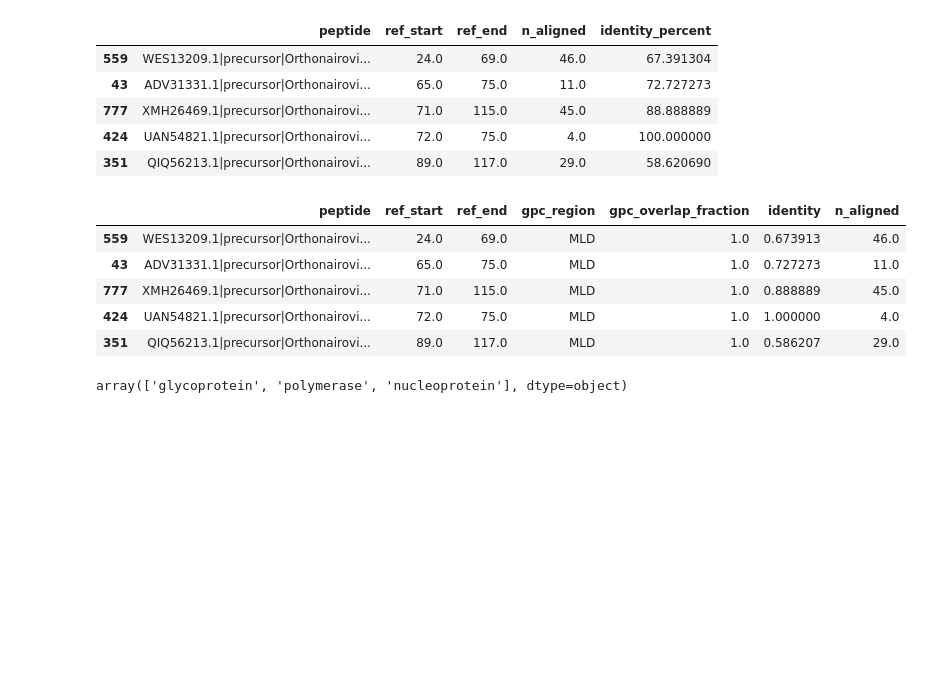
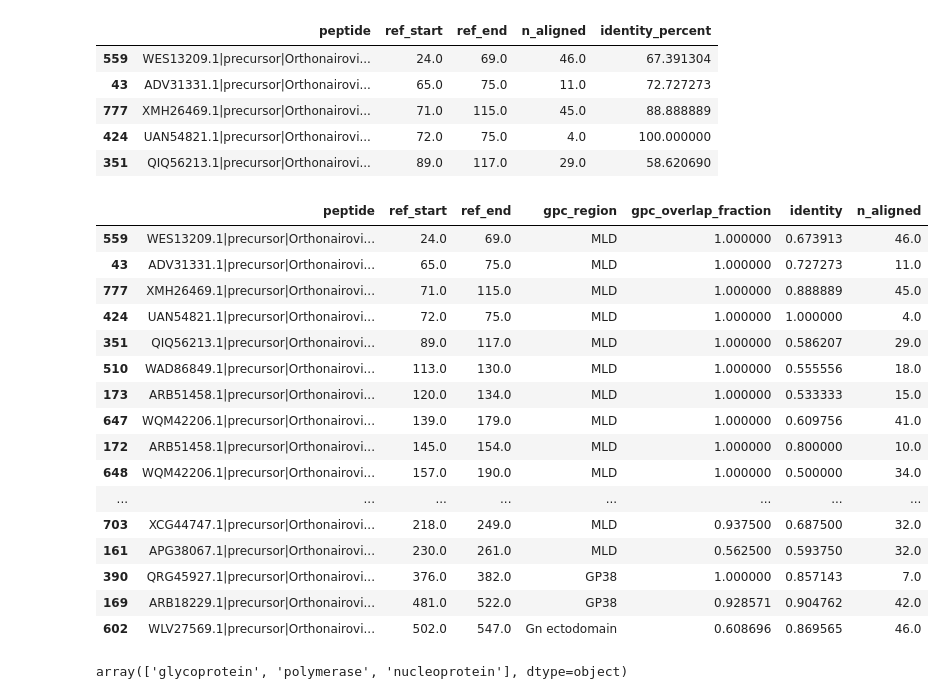
Before and after one commit to sporak577/lasv_phipseq_2026, a Jupyter notebook: Lassa_seroreactivity_paper_figures_clean_090726.ipynb, the cells around one changed output. Cells and saved outputs as stored; diff of their text form; code cells hidden in the pictures; blank space fills up the shorter version.

```diff
--- a/Lassa_seroreactivity_paper_figures_clean_090726.ipynb
+++ b/Lassa_seroreactivity_paper_figures_clean_090726.ipynb
@@ -1211,25 +1211,36 @@ cchfv_mapping[
 # %%
 display(
     cchfv_mapping[
         [
             'peptide',
             'ref_start',
             'ref_end',
             'gpc_region',
             'gpc_overlap_fraction',
             'identity',
             'n_aligned'
         ]
     ]
-    .sort_values('ref_start').head(5)
+    .sort_values('ref_start').head(20)
 )
 # %% [output]
 |  | peptide | ref_start | ref_end | gpc_region | gpc_overlap_fraction | identity | n_aligned |
-| 559 | WES13209.1|precursor|Orthonairovi... | 24.0 | 69.0 | MLD | 1.0 | 0.673913 | 46.0 |
-| 43 | ADV31331.1|precursor|Orthonairovi... | 65.0 | 75.0 | MLD | 1.0 | 0.727273 | 11.0 |
-| 777 | XMH26469.1|precursor|Orthonairovi... | 71.0 | 115.0 | MLD | 1.0 | 0.888889 | 45.0 |
-| 424 | UAN54821.1|precursor|Orthonairovi... | 72.0 | 75.0 | MLD | 1.0 | 1.000000 | 4.0 |
-| 351 | QIQ56213.1|precursor|Orthonairovi... | 89.0 | 117.0 | MLD | 1.0 | 0.586207 | 29.0 |
+| 559 | WES13209.1|precursor|Orthonairovi... | 24.0 | 69.0 | MLD | 1.000000 | 0.673913 | 46.0 |
+| 43 | ADV31331.1|precursor|Orthonairovi... | 65.0 | 75.0 | MLD | 1.000000 | 0.727273 | 11.0 |
+| 777 | XMH26469.1|precursor|Orthonairovi... | 71.0 | 115.0 | MLD | 1.000000 | 0.888889 | 45.0 |
+| 424 | UAN54821.1|precursor|Orthonairovi... | 72.0 | 75.0 | MLD | 1.000000 | 1.000000 | 4.0 |
+| 351 | QIQ56213.1|precursor|Orthonairovi... | 89.0 | 117.0 | MLD | 1.000000 | 0.586207 | 29.0 |
+| 510 | WAD86849.1|precursor|Orthonairovi... | 113.0 | 130.0 | MLD | 1.000000 | 0.555556 | 18.0 |
+| 173 | ARB51458.1|precursor|Orthonairovi... | 120.0 | 134.0 | MLD | 1.000000 | 0.533333 | 15.0 |
+| 647 | WQM42206.1|precursor|Orthonairovi... | 139.0 | 179.0 | MLD | 1.000000 | 0.609756 | 41.0 |
+| 172 | ARB51458.1|precursor|Orthonairovi... | 145.0 | 154.0 | MLD | 1.000000 | 0.800000 | 10.0 |
+| 648 | WQM42206.1|precursor|Orthonairovi... | 157.0 | 190.0 | MLD | 1.000000 | 0.500000 | 34.0 |
+| ... | ... | ... | ... | ... | ... | ... | ... |
+| 703 | XCG44747.1|precursor|Orthonairovi... | 218.0 | 249.0 | MLD | 0.937500 | 0.687500 | 32.0 |
+| 161 | APG38067.1|precursor|Orthonairovi... | 230.0 | 261.0 | MLD | 0.562500 | 0.593750 | 32.0 |
+| 390 | QRG45927.1|precursor|Orthonairovi... | 376.0 | 382.0 | GP38 | 1.000000 | 0.857143 | 7.0 |
+| 169 | ARB18229.1|precursor|Orthonairovi... | 481.0 | 522.0 | GP38 | 0.928571 | 0.904762 | 42.0 |
+| 602 | WLV27569.1|precursor|Orthonairovi... | 502.0 | 547.0 | Gn ectodomain | 0.608696 | 0.869565 | 46.0 |
 # %%
 target = 'Orthonairovirus haemorrhagiae' #need to align & annotate
 
```
Also changed, not shown: parts of 16 cells of this notebook.
